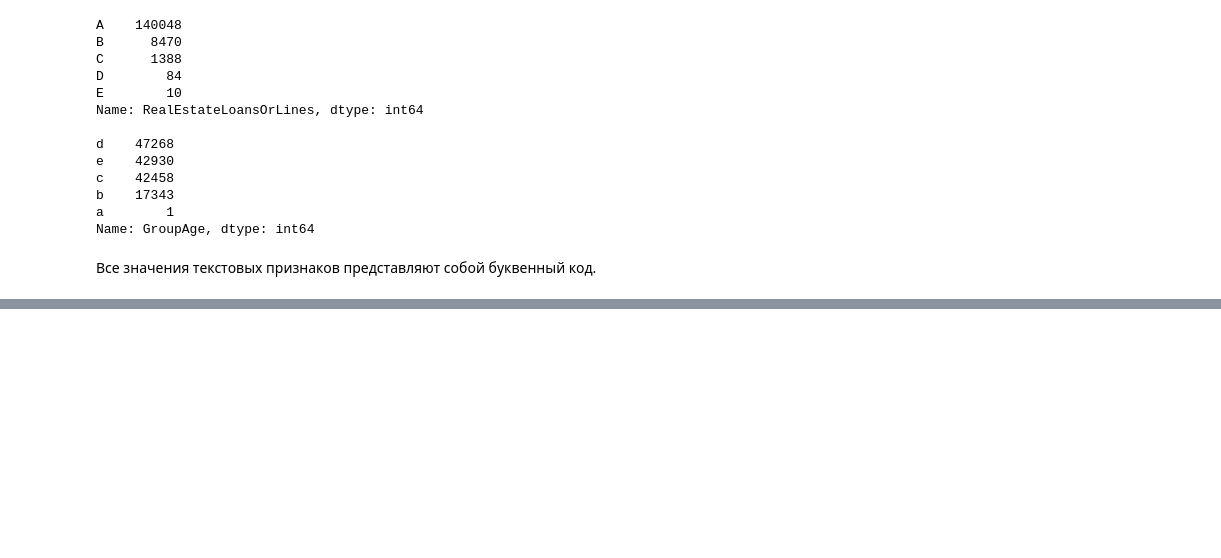
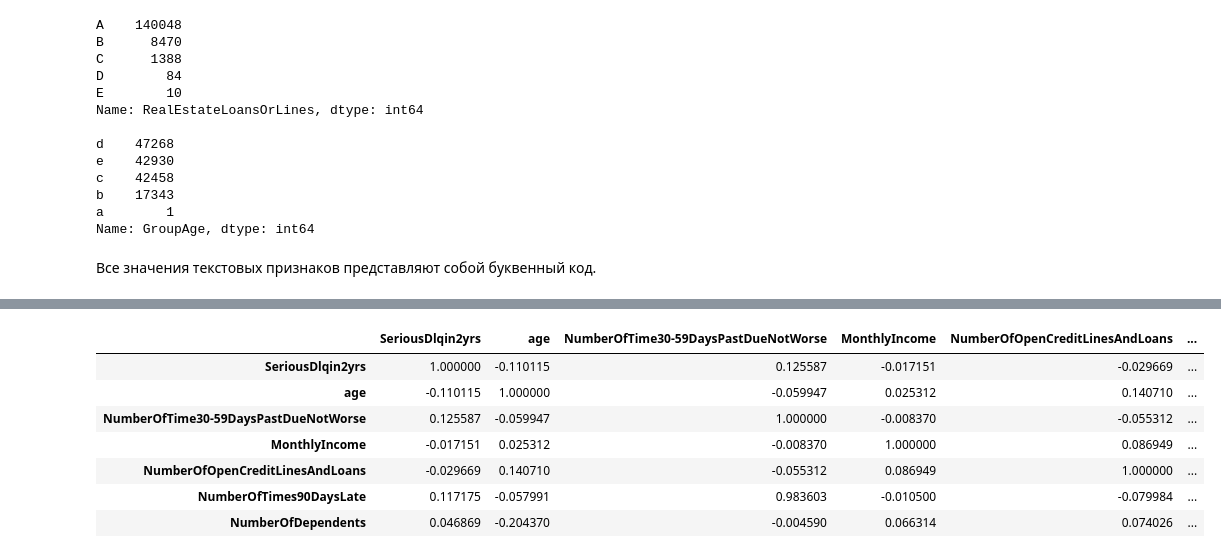
Before and after one commit to mikhpo/ds-for-non-ds, a Jupyter notebook: notebooks/credit_scoring.ipynb, the cells around one changed output, grey strips where cells are left out. Cells and saved outputs as stored; diff of their text form; code cells hidden in the pictures; blank space fills up the shorter version.

```diff
--- a/notebooks/credit_scoring.ipynb
+++ b/notebooks/credit_scoring.ipynb
@@ -213,0 +325,2 @@ Name: GroupAge, dtype: int64
+# %%
+data = data.drop(["NumberOfTime60-89DaysPastDueNotWorse", "RevolvingUtilizationOfUnsecuredLines", "DebtRatio"], axis=1)
@@ -213,0 +338,12 @@ Name: GroupAge, dtype: int64
+# %%
+corr = data.corr()
+corr.style.background_gradient(cmap='coolwarm')
+# %% [output]
+|  | SeriousDlqin2yrs | age | NumberOfTime30-59DaysPastDueNotWorse | MonthlyIncome | NumberOfOpenCreditLinesAndLoans | ... |
+| SeriousDlqin2yrs | 1.000000 | -0.110115 | 0.125587 | -0.017151 | -0.029669 | ... |
+| age | -0.110115 | 1.000000 | -0.059947 | 0.025312 | 0.140710 | ... |
+| NumberOfTime30-59DaysPastDueNotWorse | 0.125587 | -0.059947 | 1.000000 | -0.008370 | -0.055312 | ... |
+| MonthlyIncome | -0.017151 | 0.025312 | -0.008370 | 1.000000 | 0.086949 | ... |
+| NumberOfOpenCreditLinesAndLoans | -0.029669 | 0.140710 | -0.055312 | 0.086949 | 1.000000 | ... |
+| NumberOfTimes90DaysLate | 0.117175 | -0.057991 | 0.983603 | -0.010500 | -0.079984 | ... |
+| NumberOfDependents | 0.046869 | -0.204370 | -0.004590 | 0.066314 | 0.074026 | ... |
```
Also changed, not shown: parts of 22 cells of this notebook.
